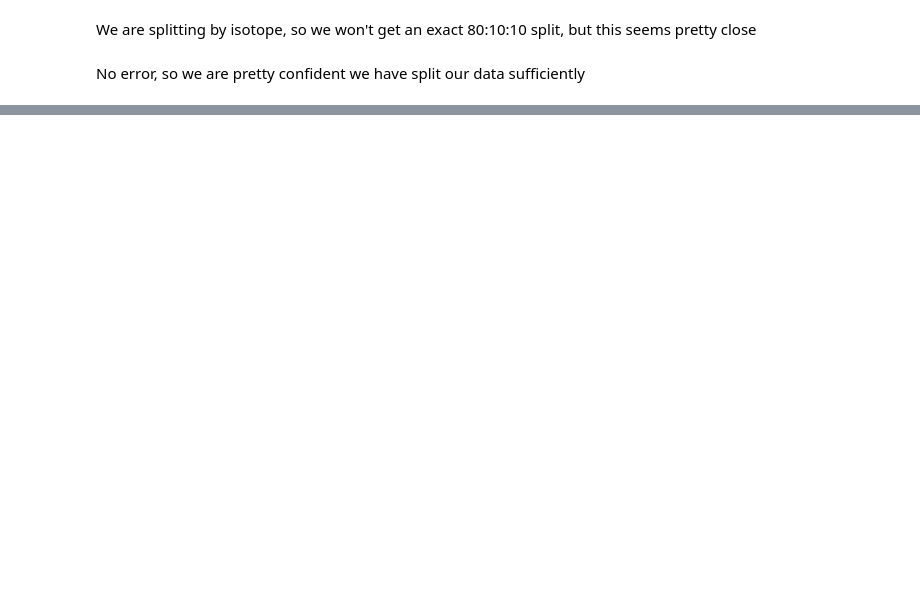
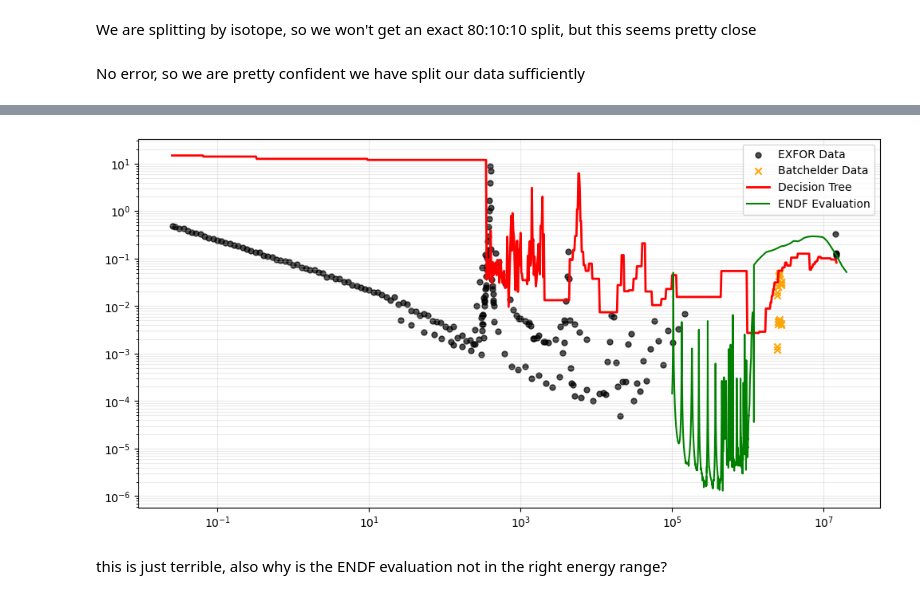
Before and after one commit to keenanbishop135/MSci-Project, a Jupyter notebook: Cl Test/notebooks/valdez-recreation.ipynb, the cells around one changed output, grey strips where cells are left out. Saved outputs shown, nothing was run; the diff lists cells and outputs as text; code cells hidden in the pictures; blank space fills up the shorter version.

```diff
--- a/Cl Test/notebooks/valdez-recreation.ipynb
+++ b/Cl Test/notebooks/valdez-recreation.ipynb
@@ -453,0 +211,3 @@ We should note that the data in the xsml pipeline is more recent than the data t
+# %%
+cl_all = cl                                     ## ALL Cl measurements
+cl_np  = cl_all[cl_all["MT"] == 103].copy()     ## JUST the (n,p) measurements, which is what we want to test
@@ -453,0 +481,59 @@ We should note that the data in the xsml pipeline is more recent than the data t
+# %%
+## Want the newer data back..
+
+
+original_table["entry_date"] = pd.to_datetime(
+    original_table["entry_date"].astype(str),
+    errors="coerce"
+)
+
+new_data = original_table[
+    (original_table["author"].str.contains("Batchelder", case=False, na=False))         ## Filters out by "Batchelder" and after "23/04/2021"
+].copy()
+# %%
+## Evaluations
+
+endf_old = libraries.curve("Cl-35", 103, "ENDF-B-VII.1")
+endf_new = libraries.curve("Cl-35", 103, "ENDF-B-VIII.0")
+jendl = libraries.curve("Cl-35", 103, "JENDL-5")                ## This one isn't actually used in the paper, only ENDF
+
+energy_grid = np.logspace(
+    np.log10(cl_np["energy_eV"].min()),
+    np.log10(cl_np["energy_eV"].max()),
+    1000
+)
+
+grid = pd.concat(
+    [cl_np.iloc[[0]]] * len(energy_grid),
+    ignore_index=True
+)
+
+grid["energy_eV"] = energy_grid
+grid["sigma_b"] = 1.0
+
+X_grid, _ = make_xy(grid, X_train.columns)
+
+y_pred_log = dt.predict(X_grid)
+y_pred = 10**y_pred_log
+
+
+
+## Plotting
+
+plt.figure(figsize=(12,6))
+
+plt.scatter(cl_np["energy_eV"], cl_np["sigma_b"], color="black", s=25, alpha=0.7, label= "EXFOR Data")
+plt.scatter(new_data["energy_eV"], new_data["sigma_b"], marker="x", color='orange', label="Batchelder Data")
+
+plt.plot(energy_grid, y_pred, color='red', linewidth = 2, label= "Decision Tree")
+
+plt.plot(endf_new["energy_eV"], endf_new["sigma_b"], color='green', label = "ENDF Evaluation")
+
+plt.xscale("log") ; plt.yscale("log")
+plt.grid(which = "both", alpha=0.25)
+plt.legend()
+plt.show()
+# %% [output]
+[figure, added]
+# %% [markdown]
+this is just terrible, also why is the ENDF evaluation not in the right energy range?
```
Also changed, not shown: parts of 44 cells of this notebook.
